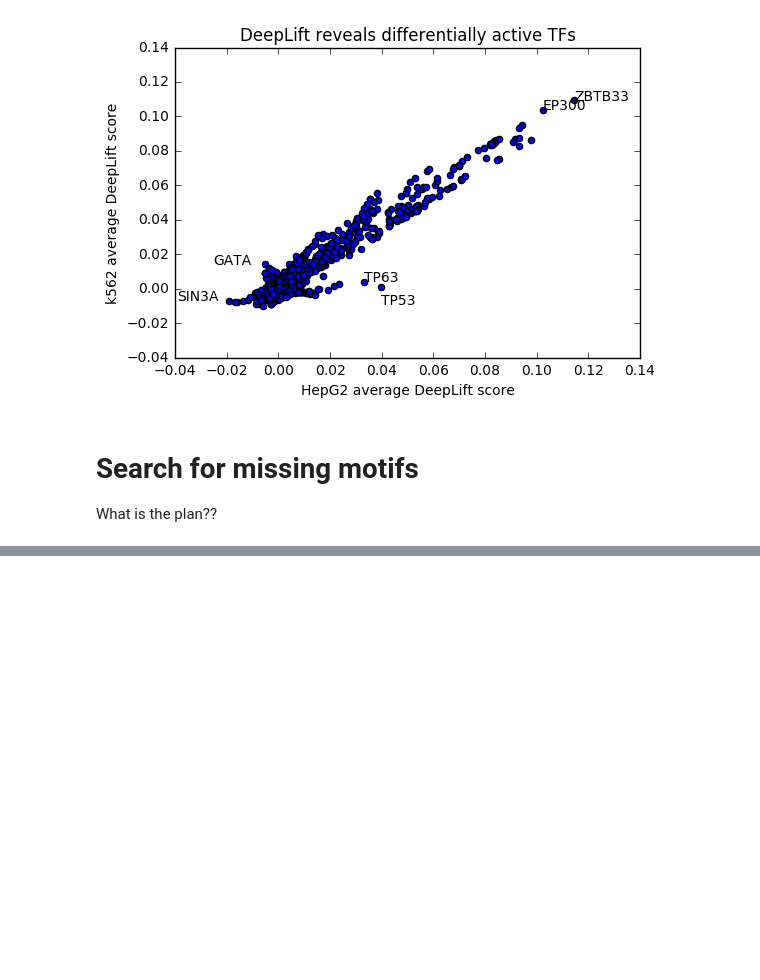
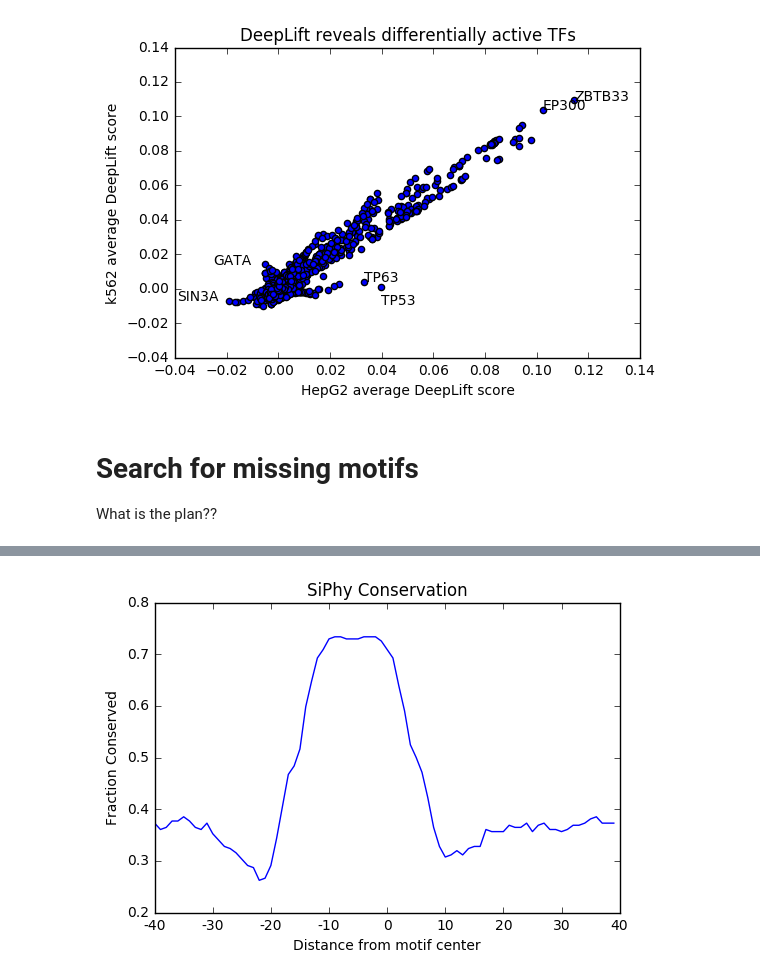
Before and after one commit to irvhsu/cs273b-project, a Jupyter notebook: notebooks/interpretation/dnase_deeplift_interpretation.ipynb, the cells around one changed output, grey strips where cells are left out. Drawn from its saved outputs; the diff is of its cells as text; code cells hidden in the pictures; blank space fills up the shorter version.

Commit message:
conservation and deeplift plots for discovered motifs

```diff
--- a/notebooks/interpretation/dnase_deeplift_interpretation.ipynb
+++ b/notebooks/interpretation/dnase_deeplift_interpretation.ipynb
@@ -256,18 +256,3 @@ for chrom, positions in deep.items():
 out = open('unexplained.bed', 'w')
 for chrom, start, end in unexplained:
     out.write(chrom + '\t' +  str(start) + '\t' + str(end) + '\n')
-# %%
-sites = open('motif_4_fasta.txt')
-counts = np.zeros((80,))
-num = 0
-for line in sites:
-    if line[0] != '>': continue
-    chrom, rest = line[1:].strip().split(':')
-    start, rest = rest.split('-')
-    end = rest.split('_')[0]
-    offset = rest.split('=')[-1][1]
-    num += 1
-    center = (int(end) + int(start)) / 2 + int(offset)
-
-    for pos in range(- 40, 40):
-        counts[pos+40] += pos+center in si_phi[chrom]
@@ -283,22 +259,51 @@ plt.show()
 # %%
-sites = open('motif_4_fasta.txt')
-counts = np.zeros((80,))
-num = 0
-for line in sites:
-    if line[0] != '>': continue
-    chrom, rest = line[1:].strip().split(':')
-    start, rest = rest.split('-')
-    end = rest.split('_')[0]
-    offset = rest.split('=')[-1][1]
+def conserve_motif(f):
+    sites = open(f)
+    counts = np.zeros((80,))
+    num = 0
+    for line in sites:
+        if line[0] != '>': continue
+        chrom, rest = line[1:].strip().split(':')
+        start, rest = rest.split('-')
+        end = rest.split('_')[0]
+        offset = rest.split('=')[-1][1]
 
-    center = (int(end) + int(start)) / 2 + int(offset)
-    num += 1
-    for pos in range(- 40, 40):
-        counts[pos+40] += deep[chrom][pos+center] if pos+center in deep[chrom] else 0
-plt.plot(counts.T / num)
-plt.title('Deeplift')
-plt.xlabel('Distance from motif center')
-plt.ylabel('Average nucleotide importance')
-plt.xticks(range(0, 81, 10), range(-40, 41, 10))
-plt.show()
+        center = (int(end) + int(start)) / 2 + int(offset)
+        num += 1
+        for pos in range(- 40, 40):
+            counts[pos+40] += deep[chrom][pos+center] if pos+center in deep[chrom] else 0
+
+    plt.plot(counts.T / num)
+    plt.title('Deeplift')
+    plt.xlabel('Distance from motif center')
+    plt.ylabel('Average nucleotide importance')
+    plt.xticks(range(0, 81, 10), range(-40, 41, 10))
+    plt.show()
+
+def deeplift_motif(f):
+    sites = open(f)
+    counts = np.zeros((80,))
+    for line in sites:
+        if line[0] != '>': continue
+        chrom, rest = line[1:].strip().split(':')
+        start, rest = rest.split('-')
+        end = rest.split('_')[0]
+        offset = rest.split('=')[-1][1]
+
+        center = (int(end) + int(start)) / 2 + int(offset)
+
+        for pos in range(- 40, 40):
+            counts[pos+40] += pos+center in si_phi[chrom]
+
+    plt.plot(counts.T / num)
+    plt.title('SiPhy Conservation')
+    plt.xlabel('Distance from motif center')
+    plt.ylabel('Fraction Conserved')
+    plt.xticks(range(0, 81, 10), range(-40, 41, 10))
+    plt.show()
+
+for fn in glob('motif*.txt'):
+    print fn
+    conserve_motif(fn)
+    deeplift_motif(fn)
 # %% [output]
@@ -305,0 +312 @@ plt.show()
+[figure, added]
```
Also changed, not shown: parts of 4 cells of this notebook, 4 other files.
